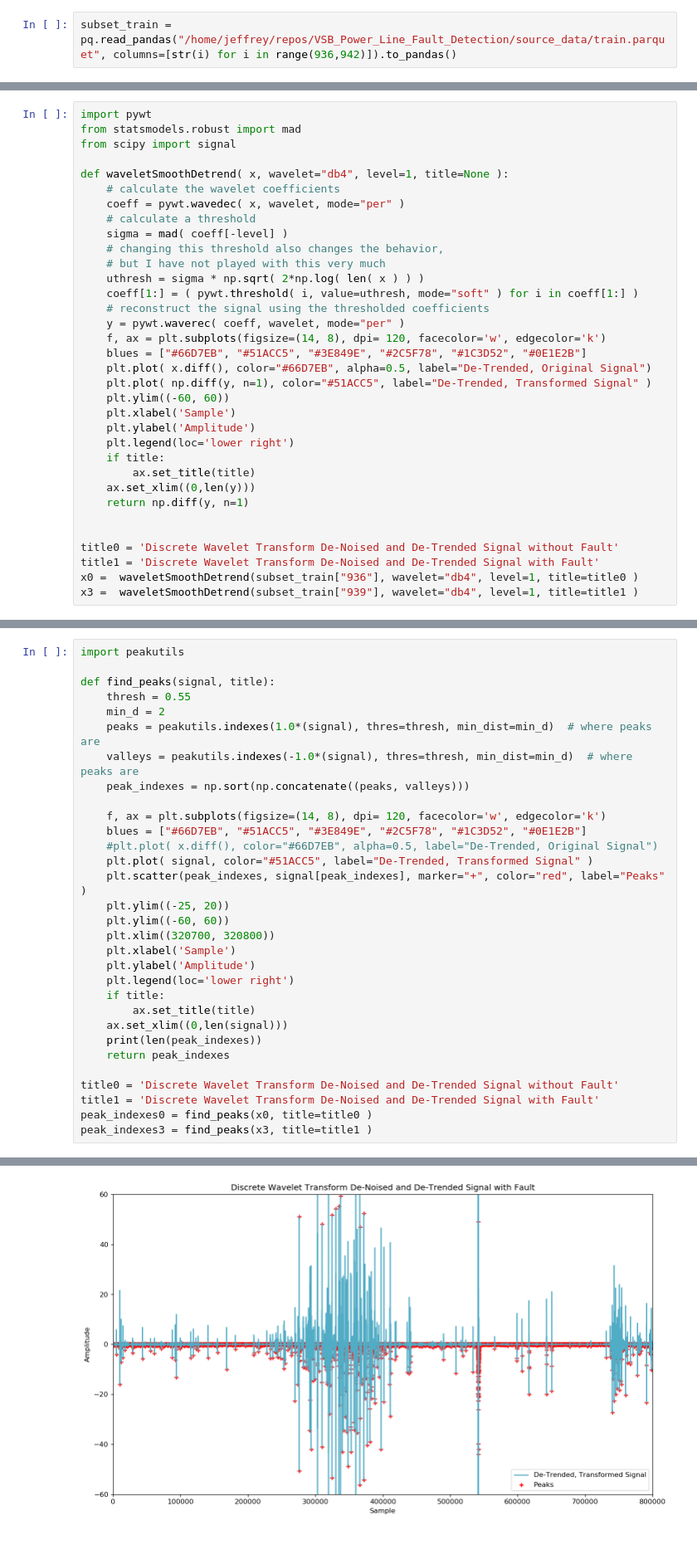
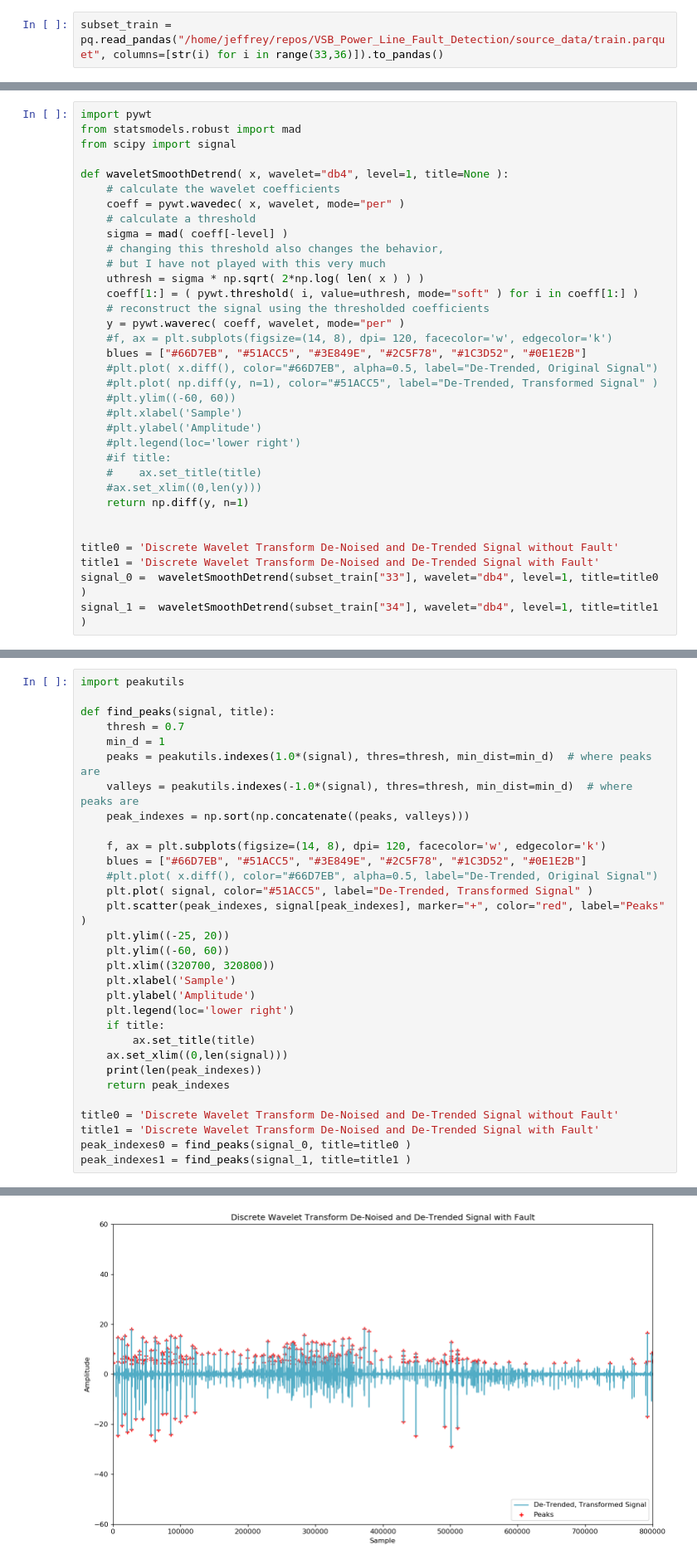
Before and after one commit to jeffreyegan/VSB_Power_Line_Fault_Detection, a Jupyter notebook: VSB_Final.ipynb, the cells around one changed output, grey strips where cells are left out. Shown at 83% size. Saved outputs shown, nothing was run; the diff lists cells and outputs as text.

```diff
--- a/VSB_Final.ipynb
+++ b/VSB_Final.ipynb
@@ -49,7 +49,7 @@ import seaborn as sns
 # %%
 subset_train = pq.read_pandas("/home/jeffrey/repos/VSB_Power_Line_Fault_Detection/source_data/train.parquet", columns=[str(i) for i in range(9)]).to_pandas()
 # %%
-subset_train = pq.read_pandas("/home/jeffrey/repos/VSB_Power_Line_Fault_Detection/source_data/train.parquet", columns=[str(i) for i in range(936,942)]).to_pandas()
+subset_train = pq.read_pandas("/home/jeffrey/repos/VSB_Power_Line_Fault_Detection/source_data/train.parquet", columns=[str(i) for i in range(33,36)]).to_pandas()
 # %%
 fig=plt.figure(figsize=(14, 8), dpi= 120, facecolor='w', edgecolor='k')
 plot_labels = ['Phase_0', 'Phase_1', 'Phase_2']
@@ -129,21 +129,21 @@ def waveletSmoothDetrend( x, wavelet="db4", level=1, title=None ):
     coeff[1:] = ( pywt.threshold( i, value=uthresh, mode="soft" ) for i in coeff[1:] )
     # reconstruct the signal using the thresholded coefficients
     y = pywt.waverec( coeff, wavelet, mode="per" )
-    f, ax = plt.subplots(figsize=(14, 8), dpi= 120, facecolor='w', edgecolor='k')
+    #f, ax = plt.subplots(figsize=(14, 8), dpi= 120, facecolor='w', edgecolor='k')
     blues = ["#66D7EB", "#51ACC5", "#3E849E", "#2C5F78", "#1C3D52", "#0E1E2B"]
-    plt.plot( x.diff(), color="#66D7EB", alpha=0.5, label="De-Trended, Original Signal")
-    plt.plot( np.diff(y, n=1), color="#51ACC5", label="De-Trended, Transformed Signal" )
-    plt.ylim((-60, 60))
-    plt.xlabel('Sample')
-    plt.ylabel('Amplitude')
-    plt.legend(loc='lower right')
-    if title:
-        ax.set_title(title)
-    ax.set_xlim((0,len(y)))
+    #plt.plot( x.diff(), color="#66D7EB", alpha=0.5, label="De-Trended, Original Signal")
+    #plt.plot( np.diff(y, n=1), color="#51ACC5", label="De-Trended, Transformed Signal" )
+    #plt.ylim((-60, 60))
+    #plt.xlabel('Sample')
+    #plt.ylabel('Amplitude')
+    #plt.legend(loc='lower right')
+    #if title:
+    #    ax.set_title(title)
+    #ax.set_xlim((0,len(y)))
     return np.diff(y, n=1)
 
 
 title0 = 'Discrete Wavelet Transform De-Noised and De-Trended Signal without Fault'
 title1 = 'Discrete Wavelet Transform De-Noised and De-Trended Signal with Fault'
-x0 =  waveletSmoothDetrend(subset_train["936"], wavelet="db4", level=1, title=title0 )
-x3 =  waveletSmoothDetrend(subset_train["939"], wavelet="db4", level=1, title=title1 )
+signal_0 =  waveletSmoothDetrend(subset_train["33"], wavelet="db4", level=1, title=title0 )
+signal_1 =  waveletSmoothDetrend(subset_train["34"], wavelet="db4", level=1, title=title1 )
@@ -154,8 +151,8 @@ x3 =  waveletSmoothDetrend(subset_train["939"], wavelet="db4", level=1, title=ti
 import peakutils
 
 def find_peaks(signal, title):
-    thresh = 0.55
-    min_d = 2
+    thresh = 0.7
+    min_d = 1
     peaks = peakutils.indexes(1.0*(signal), thres=thresh, min_dist=min_d)  # where peaks are
     valleys = peakutils.indexes(-1.0*(signal), thres=thresh, min_dist=min_d)  # where peaks are
     peak_indexes = np.sort(np.concatenate((peaks, valleys)))
@@ -179,6 +176,6 @@ def find_peaks(signal, title):
 
 title0 = 'Discrete Wavelet Transform De-Noised and De-Trended Signal without Fault'
 title1 = 'Discrete Wavelet Transform De-Noised and De-Trended Signal with Fault'
-peak_indexes0 = find_peaks(x0, title=title0 )
-peak_indexes3 = find_peaks(x3, title=title1 )
+peak_indexes0 = find_peaks(signal_0, title=title0 )
+peak_indexes1 = find_peaks(signal_1, title=title1 )
 # %% [output]
@@ -188,4 +185,4 @@ peak_indexes3 = find_peaks(x3, title=title1 )
-[figure, old version]
+[figure, new version]
 # %%
 def cancel_false_peaks(signal, peak_indexes):
     false_peak_indexes = []
```
Also changed, not shown: parts of 8 cells of this notebook, 15 other files.
